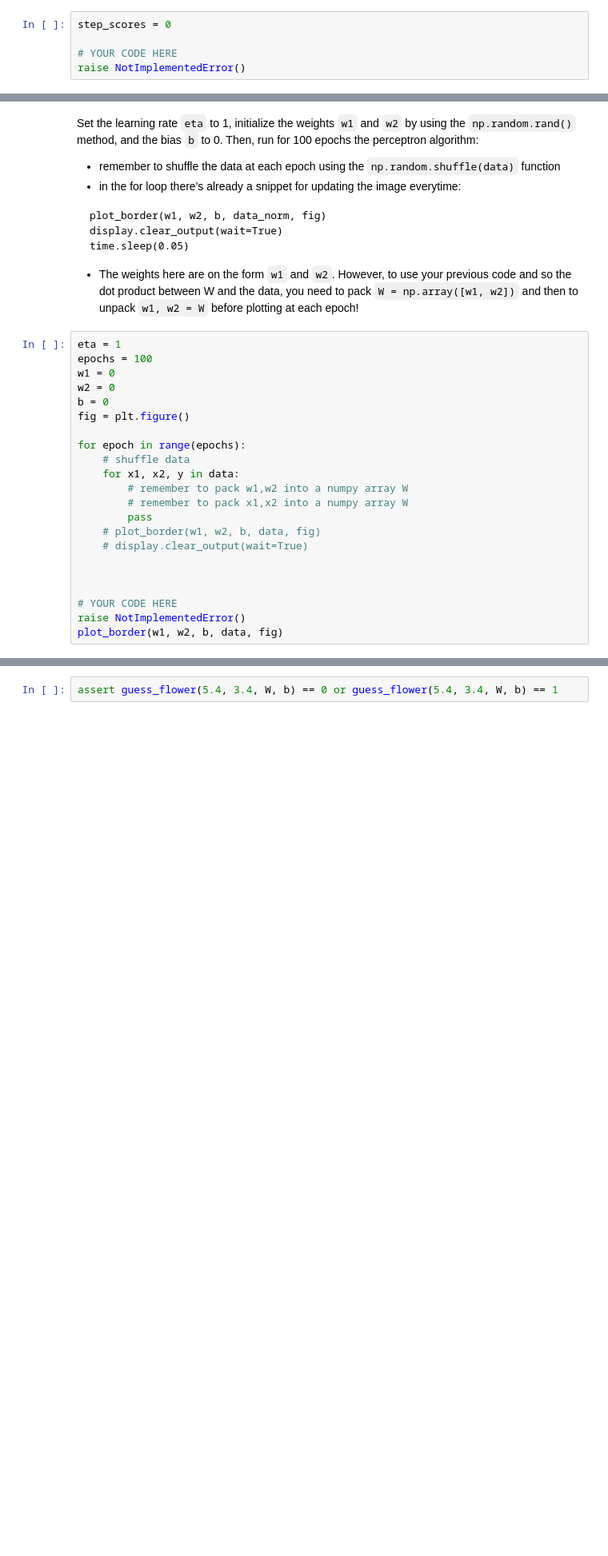
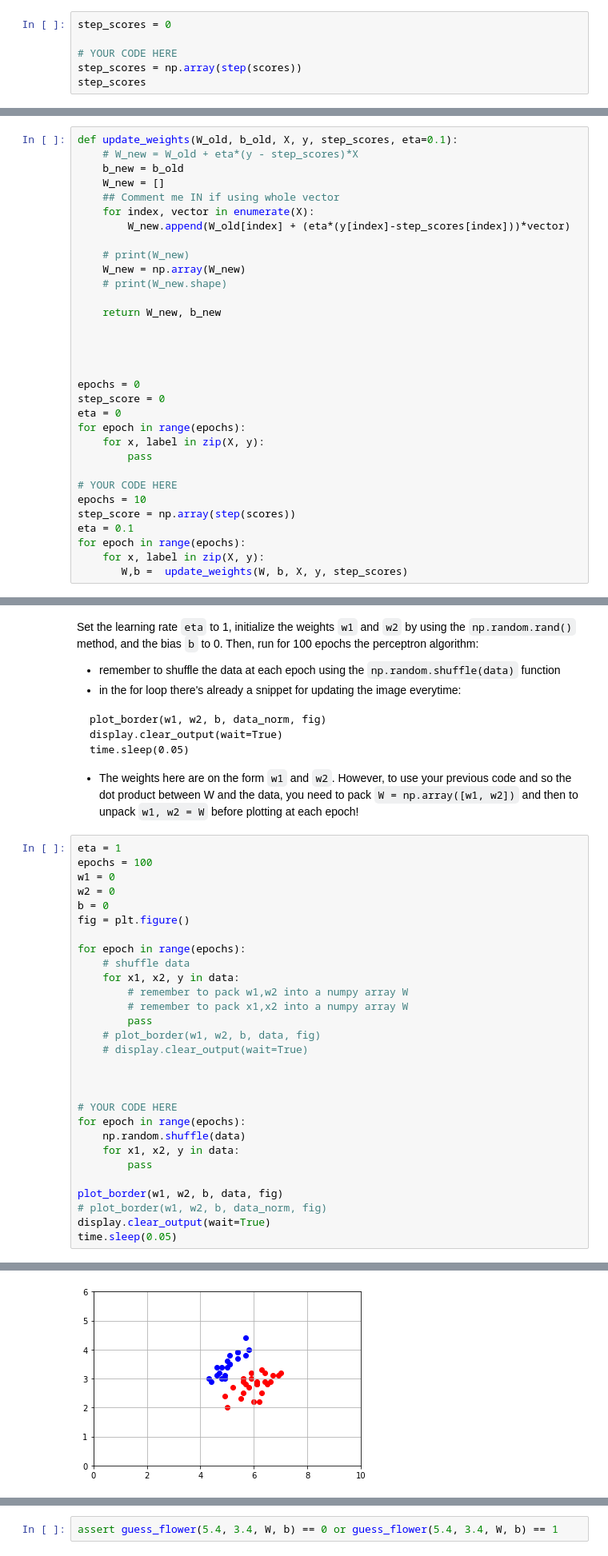
Before and after one commit to Canis-Ignem/nbgrader_submissions, a Jupyter notebook: dl1/26dl1.ipynb, the cells around one changed output, grey strips where cells are left out. Shown at 80% size. Saved outputs shown, nothing was run; the diff lists cells and outputs as text; blank space fills up the shorter version.

```diff
--- a/dl1/26dl1.ipynb
+++ b/dl1/26dl1.ipynb
@@ -115,4 +132,5 @@ Activate all the scores by using the step function you defined before and store
 step_scores = 0
 
 # YOUR CODE HERE
-raise NotImplementedError()
+step_scores = np.array(step(scores))
+step_scores
@@ -165,3 +210,35 @@ raise NotImplementedError()
+# %%
+def update_weights(W_old, b_old, X, y, step_scores, eta=0.1):
+    # W_new = W_old + eta*(y - step_scores)*X
+    b_new = b_old
+    W_new = []
+    ## Comment me IN if using whole vector
+    for index, vector in enumerate(X):
+        W_new.append(W_old[index] + (eta*(y[index]-step_scores[index]))*vector)
+
+    # print(W_new)
+    W_new = np.array(W_new)
+    # print(W_new.shape)
+
+    return W_new, b_new
+
+
+
+
+epochs = 0
+step_score = 0
+eta = 0
+for epoch in range(epochs):
+    for x, label in zip(X, y):
+        pass
+
+# YOUR CODE HERE
+epochs = 10
+step_score = np.array(step(scores))
+eta = 0.1
+for epoch in range(epochs):
+    for x, label in zip(X, y):
+       W,b =  update_weights(W, b, X, y, step_scores)
 # %%
 assert W_new.shape == (4,)
 assert b_new.shape == (1,)
@@ -293,5 +373,13 @@ for epoch in range(epochs):
 
 
 # YOUR CODE HERE
-raise NotImplementedError()
+for epoch in range(epochs):
+    np.random.shuffle(data)
+    for x1, x2, y in data:
+        pass
+
 plot_border(w1, w2, b, data, fig)
+# plot_border(w1, w2, b, data_norm, fig)
+display.clear_output(wait=True)
+time.sleep(0.05)
+# %% [output]
@@ -298,3 +387,4 @@ plot_border(w1, w2, b, data, fig)
+[figure, added]
 # %%
 assert W.shape == (2,)
 assert W[0] == w1
```
Also changed, not shown: parts of 20 cells of this notebook.
